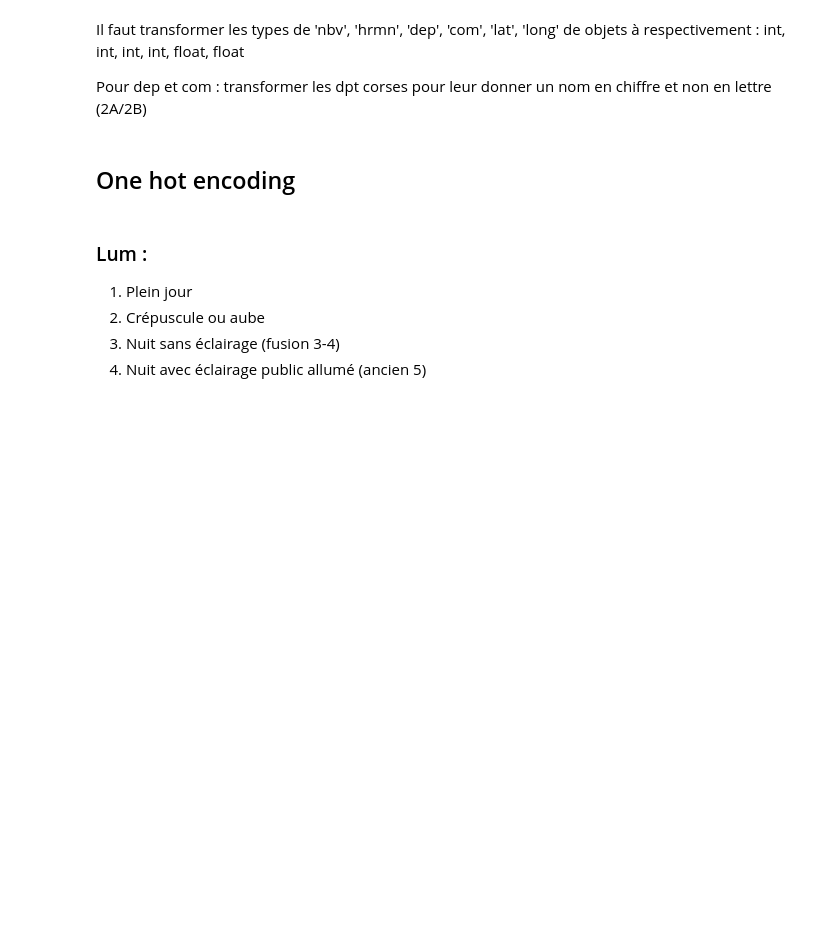
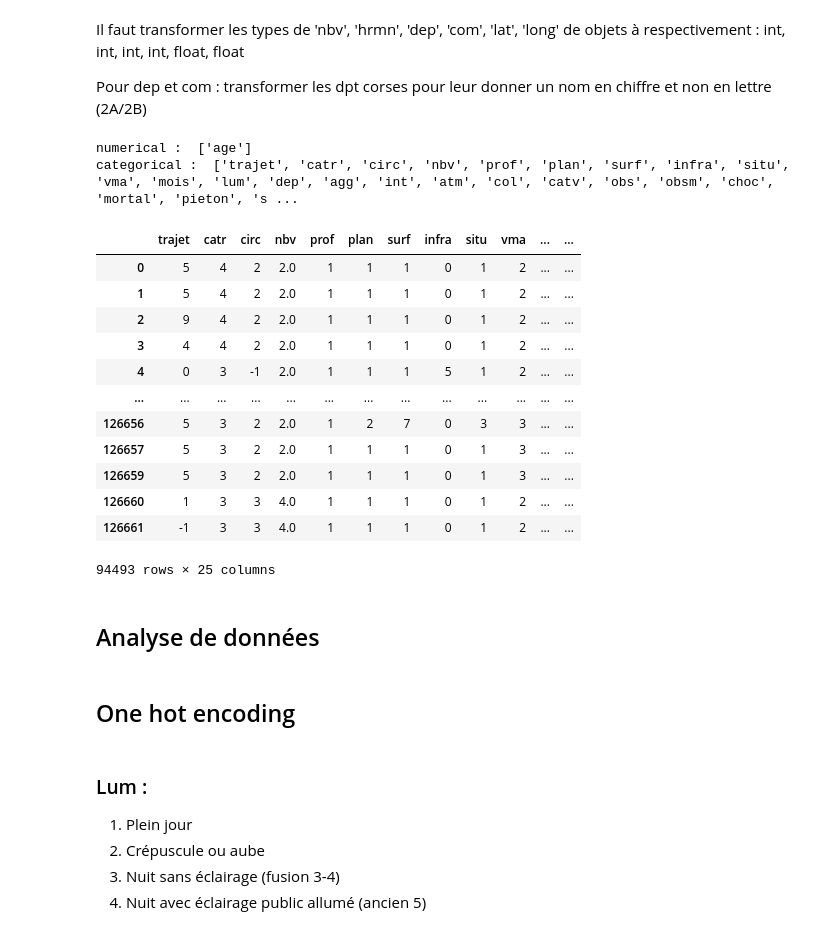
Before and after one commit to erwanlem/fairness, a Jupyter notebook: main2 copy.ipynb, the cells around one changed output. Saved outputs shown, nothing was run; the diff lists cells and outputs as text; code cells hidden in the pictures; blank space fills up the shorter version.

Commit message:
Clear code Create utils.py Apply One Hot on attributes

```diff
--- a/main2 copy.ipynb
+++ b/main2 copy.ipynb
@@ -142,11 +88,3 @@ df_2['vma'] = cat
 Il faut transformer les types de 'nbv', 'hrmn', 'dep', 'com', 'lat', 'long' de objets à respectivement : int, int, int, int, float, float
 
 Pour dep et com : transformer les dpt corses pour leur donner un nom en chiffre et non en lettre (2A/2B)
-# %%
-# On ne garde que l'heure dans hrmn, on le concvertit en type datetime
-"""
-df_2['hrmn'] = pd.to_datetime(df_2['hrmn'], format='%H:%M')
-
-df_2['hr'] = df_2['hrmn'].dt.hour
-df_2['hr'] = pd.to_numeric(df_2['hr'], errors='coerce', downcast='integer')
-"""
@@ -185,2 +91,19 @@ print(invalid_entries[['dep', 'dep2']])
+# %%
+# On réduit les carégories de véhicules
+df_2 = simplify_catv(df_2)
+
+# On enlève la catégorie peu repésentées qu'on ajoute dans une catégorie autre (identifiant 5)
+df_2 = simplify_catr(df_2)
+
+# Découpage en 4 catégories de vitesse
+df_2 = split_vma(df_2)
+
+# Département en entiers
+df_2['dep'] = df_2['dep'].apply(transforme_dpt)
+df_2['dep'] = pd.to_numeric(df_2['dep'], errors='coerce', downcast='integer')
+
+# nbv en entier
+df_2['nbv'] = pd.to_numeric(df_2['nbv'], errors='coerce', downcast='integer')
+df_2['nbv'].fillna(2, inplace=True) # only one entry
 # %%
 # Lat et long en float :
@@ -189,13 +111,9 @@ df_2['lat'] = pd.to_numeric(df_2['lat'], errors='coerce')
 df_2['long'] = pd.to_numeric(df_2['long'], errors='coerce')
 # %%
 # Age du conducteur du véhicule
-driver_age = df_2[(df_2['catu'] == 1)][['an_nais', 'id_vehicule', 'an']]
-driver_age['an_nais'] = driver_age['an'] - driver_age['an_nais']
-
-df_2 = df_2.join(driver_age.set_index('id_vehicule'), on='id_vehicule', lsuffix='_')
-df_2 = df_2.rename(columns={'an_nais':'age'})
+df_2['age'] = get_driver_age(df_2)
 df_2['age'] = df_2['age'].fillna(df_2['age'].mode()[0])
 
 # On enlève les attributs qui ne sont plus utiles
-df_2 = df_2.drop(columns=['an_nais_','grav', 'sexe','catu', 'Num_Acc', 'id_usager', 'id_vehicule',
-                          'secu1','secu2','secu3','an_', 'an', 'lat', 'long'])
+df_2 = df_2.drop(columns=['an_nais','grav', 'sexe','catu', 'Num_Acc', 'id_usager', 'id_vehicule',
+                          'secu1','secu2','secu3', 'an', 'lat', 'long'])
@@ -206,2 +120,32 @@ for column in df_2.columns:
+# %%
+# Tri manuel des valeurs catégorielles/numériques
+
+# valeurs catégorielles
+categorical_features = ['trajet', 'catr', 'circ', 'nbv', 'prof',
+                        'plan', 'surf', 'infra', 'situ', 'vma', 'mois', 'lum', 'dep', 'agg',
+                        'int', 'atm', 'col', 'catv', 'obs', 'obsm', 'choc', 'mortal', 'pieton',
+                        'sexe_conducteur']
+# valeurs numériques
+numerical_features = ['age']
+
+print("numerical : ", numerical_features)
+print("categorical : ", categorical_features)
+# %% [output]
+numerical :  ['age']
+categorical :  ['trajet', 'catr', 'circ', 'nbv', 'prof', 'plan', 'surf', 'infra', 'situ', 'vma', 'mois', 'lum', 'dep', 'agg', 'int', 'atm', 'col', 'catv', 'obs', 'obsm', 'choc', 'mortal', 'pieton', 's ...
 # %%
-df_2.columns
+df_2
+# %% [output]
+|  | trajet | catr | circ | nbv | prof | plan | surf | infra | situ | vma | ... | ... |
+| 0 | 5 | 4 | 2 | 2.0 | 1 | 1 | 1 | 0 | 1 | 2 | ... | ... |
+| 1 | 5 | 4 | 2 | 2.0 | 1 | 1 | 1 | 0 | 1 | 2 | ... | ... |
+| 2 | 9 | 4 | 2 | 2.0 | 1 | 1 | 1 | 0 | 1 | 2 | ... | ... |
+| 3 | 4 | 4 | 2 | 2.0 | 1 | 1 | 1 | 0 | 1 | 2 | ... | ... |
+| 4 | 0 | 3 | -1 | 2.0 | 1 | 1 | 1 | 5 | 1 | 2 | ... | ... |
+| ... | ... | ... | ... | ... | ... | ... | ... | ... | ... | ... | ... | ... |
+| 126656 | 5 | 3 | 2 | 2.0 | 1 | 2 | 7 | 0 | 3 | 3 | ... | ... |
+| 126657 | 5 | 3 | 2 | 2.0 | 1 | 1 | 1 | 0 | 1 | 3 | ... | ... |
+| 126659 | 5 | 3 | 2 | 2.0 | 1 | 1 | 1 | 0 | 1 | 3 | ... | ... |
+| 126660 | 1 | 3 | 3 | 4.0 | 1 | 1 | 1 | 0 | 1 | 2 | ... | ... |
+| 126661 | -1 | 3 | 3 | 4.0 | 1 | 1 | 1 | 0 | 1 | 2 | ... | ... |
+94493 rows × 25 columns
@@ -217,0 +152,2 @@ numerical_features = ['age']
+# %% [markdown]
+## Analyse de données
```
Also changed, not shown: parts of 42 cells of this notebook, 1 other file.
